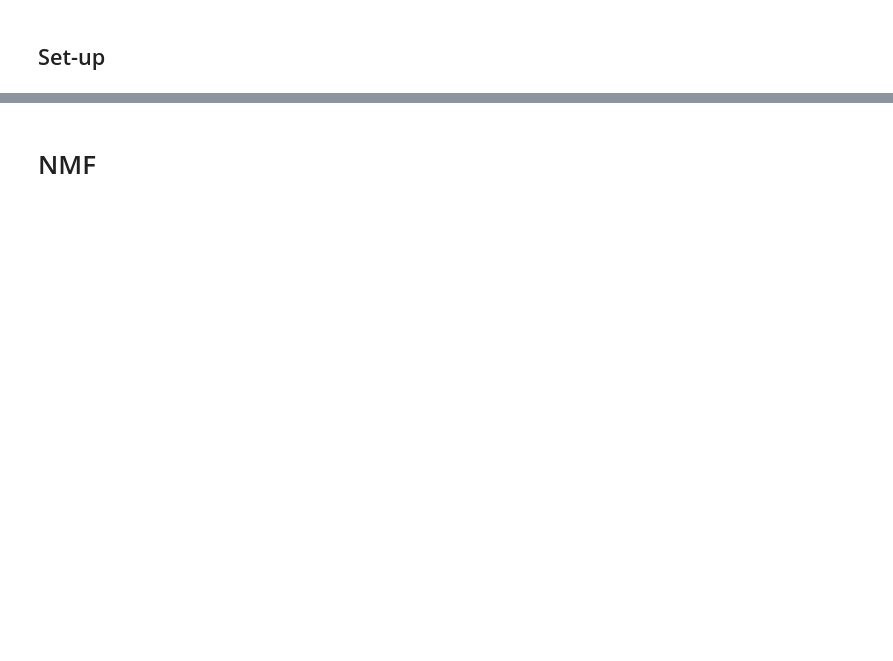
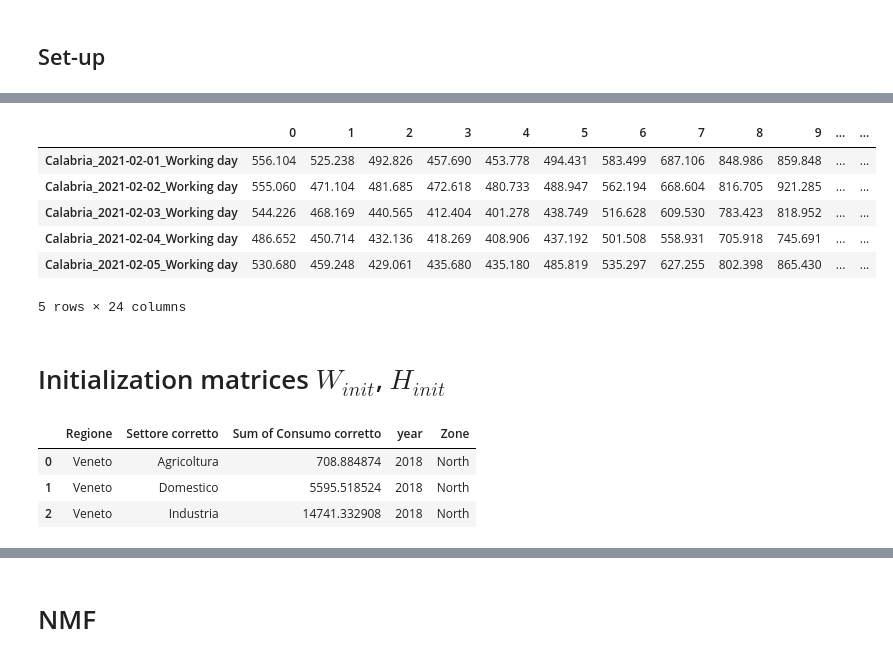
Before and after one commit to gkchln/load_bss, a Jupyter notebook: NMF.ipynb, the cells around one changed output, grey strips where cells are left out. Saved outputs shown, nothing was run; the diff lists cells and outputs as text; code cells hidden in the pictures; blank space fills up the shorter version.

```diff
--- a/NMF.ipynb
+++ b/NMF.ipynb
@@ -35,0 +59,22 @@ def plot_components(H, ax=None, figsize=(10, 6), title='Components found by the
+# %%
+X = df.drop(unit_info.columns, axis=1)
+# X = X.div(X.max(axis=1), axis=0)
+X.head()
+# %% [output]
+|  | 0 | 1 | 2 | 3 | 4 | 5 | 6 | 7 | 8 | 9 | ... | ... |
+| Calabria_2021-02-01_Working day | 556.104 | 525.238 | 492.826 | 457.690 | 453.778 | 494.431 | 583.499 | 687.106 | 848.986 | 859.848 | ... | ... |
+| Calabria_2021-02-02_Working day | 555.060 | 471.104 | 481.685 | 472.618 | 480.733 | 488.947 | 562.194 | 668.604 | 816.705 | 921.285 | ... | ... |
+| Calabria_2021-02-03_Working day | 544.226 | 468.169 | 440.565 | 412.404 | 401.278 | 438.749 | 516.628 | 609.530 | 783.423 | 818.952 | ... | ... |
+| Calabria_2021-02-04_Working day | 486.652 | 450.714 | 432.136 | 418.269 | 408.906 | 437.192 | 501.508 | 558.931 | 705.918 | 745.691 | ... | ... |
+| Calabria_2021-02-05_Working day | 530.680 | 459.248 | 429.061 | 435.680 | 435.180 | 485.819 | 535.297 | 627.255 | 802.398 | 865.430 | ... | ... |
+5 rows × 24 columns
+# %% [markdown]
+# Initialization matrices $W_{init}$, $H_{init}$
+# %%
+cons_df = pd.read_excel('data/consumption/consumption_chart.xlsx')
+cons_df.head(3)
+# %% [output]
+|  | Regione | Settore corretto | Sum of Consumo corretto | year | Zone |
+| 0 | Veneto | Agricoltura | 708.884874 | 2018 | North |
+| 1 | Veneto | Domestico | 5595.518524 | 2018 | North |
+| 2 | Veneto | Industria | 14741.332908 | 2018 | North |
```
Also changed, not shown: parts of 31 cells of this notebook.
